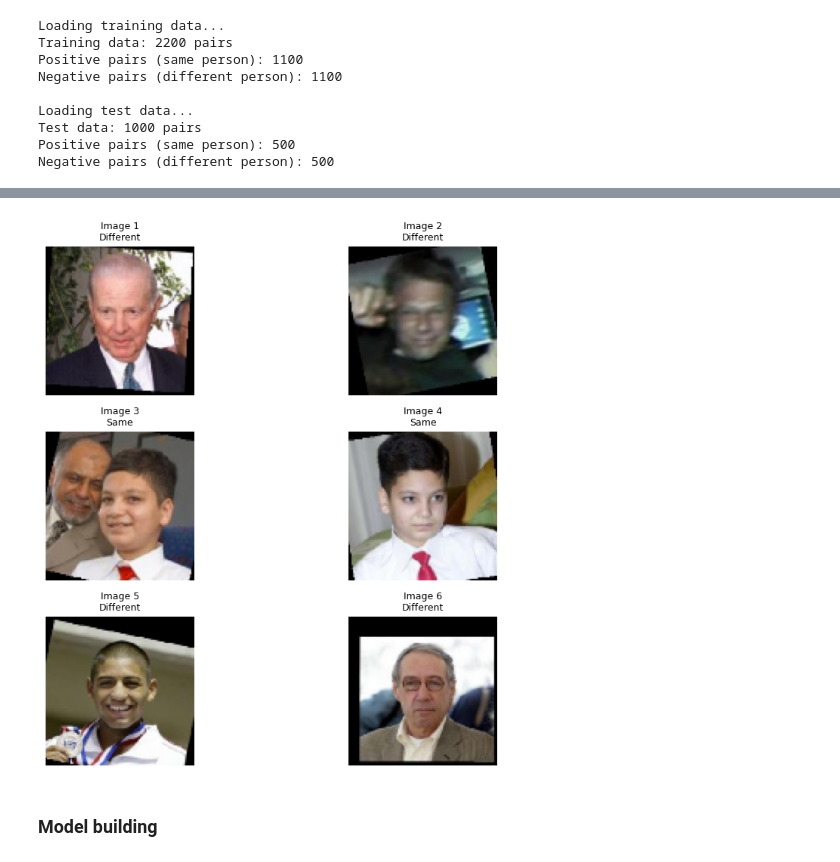
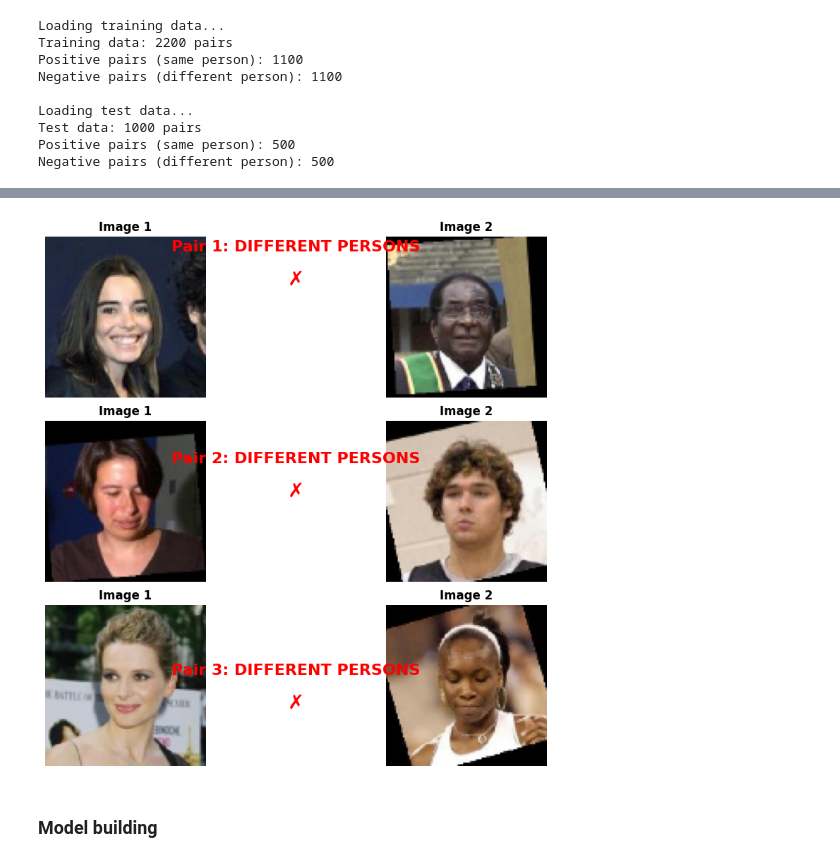
Before and after one commit to russomario/Siamese-Network-HAEEI, a Jupyter notebook: siamese.ipynb, the cells around one changed output, grey strips where cells are left out. Cells and saved outputs as stored; diff of their text form; code cells hidden in the pictures.

```diff
--- a/siamese.ipynb
+++ b/siamese.ipynb
@@ -234,11 +234,10 @@ def create_tf_dataset(
 train_dataset = create_tf_dataset(train_pairs, train_labels, batch_size=BATCH_SIZE, shuffle=True)
 test_dataset  = create_tf_dataset(test_pairs,  test_labels,  batch_size=BATCH_SIZE, shuffle=False)
 # %%
-# visualize some pairs from the tf train_dataset
 def visualize_tf_pairs(dataset, num_pairs=5):
-    """Visualize pairs from a TensorFlow dataset.
-       Note: tf.data.Dataset has unknown length, and `dataset` may be batched.
-       We unbatch and take up to num_pairs samples to avoid using len(dataset)."""
+    """Visualize pairs from a TensorFlow dataset with clear same/different labels.
+    Note: tf.data.Dataset has unknown length, and `dataset` may be batched.
+    We unbatch and take up to num_pairs samples to avoid using len(dataset)."""
     # Collect up to num_pairs samples from the (possibly batched) dataset
     samples = []
     for pair, label in dataset.unbatch().take(num_pairs):
@@ -247,39 +246,69 @@ def visualize_tf_pairs(dataset, num_pairs=5):
         print("No samples available in the dataset to visualize.")
         return
 
     n = len(samples)
-    fig, axes = plt.subplots(n, 2, figsize=(10, n * 2.5))
+    fig, axes = plt.subplots(n, 2, figsize=(12, n * 3))
     if n == 1:
         axes = axes.reshape(1, 2)
 
     for i, (pair, label) in enumerate(samples):
         img1, img2 = pair
         true_label = int(label.numpy().reshape(-1)[0])
-        label_str = "Same" if true_label == 1 else "Different"
+        label_str = "SAME PERSON" if true_label == 1 else "DIFFERENT PERSONS"
         color = "green" if true_label == 1 else "red"
 
         ax1, ax2 = axes[i, 0], axes[i, 1]
+
+        # Display images
         ax1.imshow(np.clip(img1.numpy(), 0, 1))
         ax1.axis("off")
-        ax1.set_title(f"Image {i*2+1}\n{label_str}", fontsize=9)
+        ax1.set_title(f"Image 1", fontsize=12, fontweight="bold")
 
         ax2.imshow(np.clip(img2.numpy(), 0, 1))
         ax2.axis("off")
-        ax2.set_title(f"Image {i*2+2}\n{label_str}", fontsize=9)
+        ax2.set_title(f"Image 2", fontsize=12, fontweight="bold")
 
-        # make spines visible and colored so the pair is distinguishable at a glance
+        # Add colored borders around images
         for ax in (ax1, ax2):
             for spine in ax.spines.values():
                 spine.set_visible(True)
                 spine.set_edgecolor(color)
-                spine.set_linewidth(3)
+                spine.set_linewidth(4)
+
+        # Add large, prominent text between the images showing the relationship
+        fig.text(
+            0.5,
+            1 - (i + 0.5) / n,
+            f"Pair {i+1}: {label_str}",
+            ha="center",
+            va="center",
+            fontsize=16,
+            fontweight="bold",
+            color=color,
+            transform=fig.transFigure,
+        )
+
+        # Add small arrow or symbol to make it even clearer
+        symbol = "✓" if true_label == 1 else "✗"
+        fig.text(
+            0.5,
+            1 - (i + 0.65) / n,
+            symbol,
+            ha="center",
+            va="center",
+            fontsize=20,
+            color=color,
+            transform=fig.transFigure,
+        )
 
     plt.tight_layout()
+    plt.subplots_adjust(top=0.85)  # Make room for the text
     plt.show()
+
 
 # Example call to visualize pairs from the TensorFlow dataset
 visualize_tf_pairs(train_dataset, num_pairs=3)
 # %% [output]
-[figure, old version]
+[figure, new version]
 # %% [markdown]
 ### Model building
```
Also changed, not shown: parts of 27 cells of this notebook, 1 other file.
